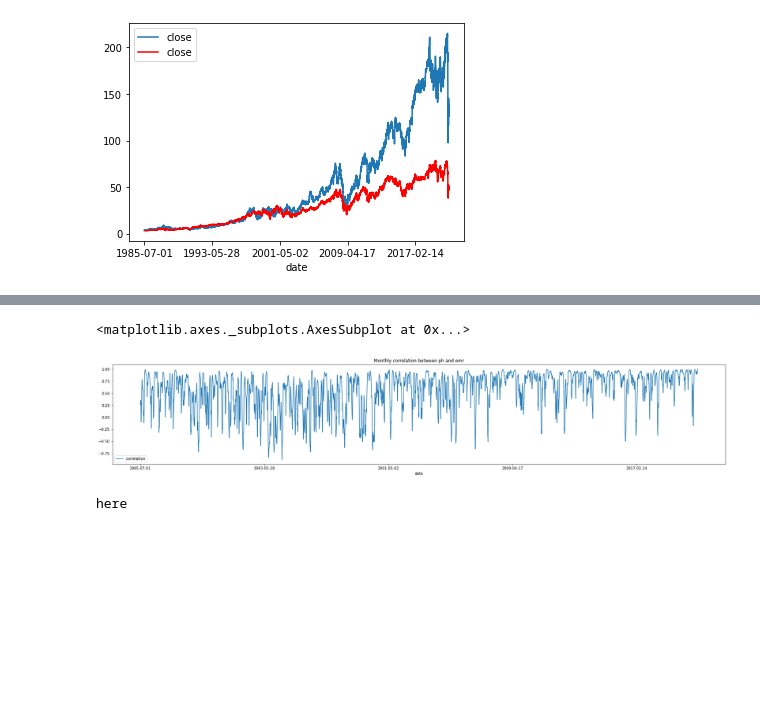
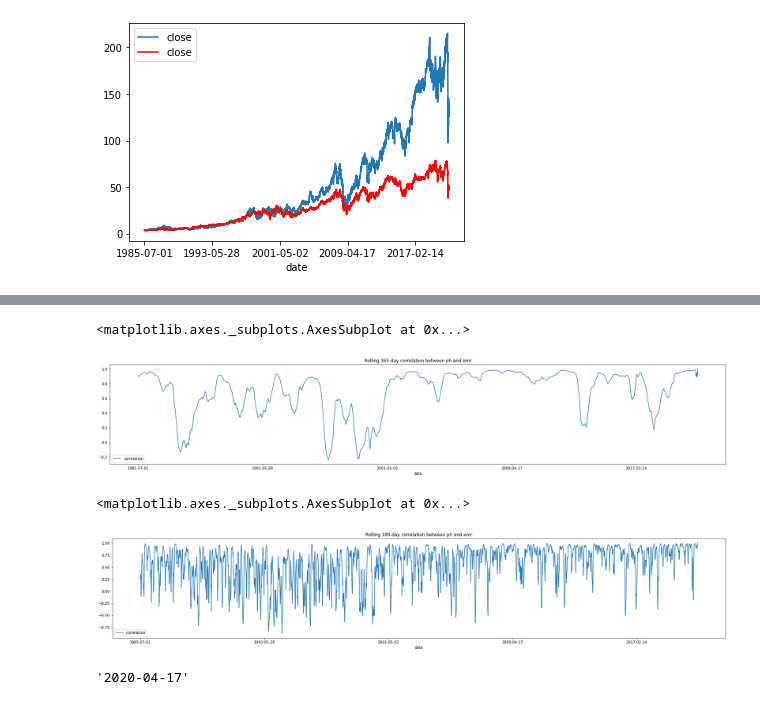
Before and after one commit to jonhilgart22/daily_trading, a Jupyter notebook: notebooks/train_model.ipynb, the cells around one changed output, grey strips where cells are left out. Drawn from its saved outputs; the diff is of its cells as text; code cells hidden in the pictures; blank space fills up the shorter version.

```diff
--- a/notebooks/train_model.ipynb
+++ b/notebooks/train_model.ipynb
@@ -51,4 +57,7 @@ first_stock_df = dict_of_stocks_and_dfs['ph'].loc[ dict_of_stocks_and_dfs['ph'].
 # %%
+
+# here the date is not the index, yet
+first_stock_df = dict_of_stocks_and_dfs['ph'].loc[ dict_of_stocks_and_dfs['ph'].date.isin(dict_of_stocks_and_dfs['emr'].date), :]
 #  filter second df by the dates in first
 
 # here the date is not the index, yet
@@ -83,7 +92,7 @@ second_stock_df.plot(y='close', color='red', ax=ax)
 [figure]
 # %%
 n_rows = len(first_stock_df)
-n_days_stride = 30
+n_days_stride = 365
 
 previous_row = 0
 c = 0
@@ -91,12 +100,13 @@ c = 0
 correlation_per_time_period = defaultdict(list)
 for day_window in range(n_rows):
 
-    if day_window % 50 == 0:
+    if day_window % 100 == 0:
         print(f"Idx {day_window} out of {n_rows}")
     first_stock= first_stock_df.iloc[previous_row:day_window + n_days_stride, :]
     second_stock = second_stock_df.iloc[previous_row:day_window + n_days_stride, :]
 #     print(f"Correcoef for {first_stock.index.min()} to {second_stock.index.max()}")
     correlation = np.corrcoef(first_stock.close, second_stock.close)[0,1]
+
 #     print(correlation)
 
     correlation_per_time_period['date'].append(first_stock.index.min())
@@ -123,0 +134,3 @@ Idx 8950 out of 8988
+# %%
+correlation_df = pd.DataFrame(correlation_per_time_period)
+correlation_df.set_index('date')
@@ -124,11 +149,5 @@ Idx 8950 out of 8988
 # %%
-pd.DataFrame(correlation_per_time_period).set_index('date').plot(figsize=(30,5), title='Monthly correlation between ph and emr')
+correlation_df.set_index('date').plot(figsize=(30,5), title='Rolling 365-day correlation between ph and emr')
 # %% [output]
 <matplotlib.axes._subplots.AxesSubplot at 0x...>
-[figure, old version]
+[figure, new version]
-# %%
-if min_date_fiirst_stock < min_date_second_stock:
-    print('here')
-    # use min_date_second_stock
-# %% [output]
-here
@@ -147,0 +154,9 @@ for first_stock in dict_of_stocks_and_dfs.keys():
+# %%
+correlation_df.set_index('date').plot(figsize=(30,5), title='Rolling 180-day correlation between ph and emr')
+# %% [output]
+<matplotlib.axes._subplots.AxesSubplot at 0x...>
+[figure, added]
+# %%
+correlation_df.date.max()
+# %% [output]
+'2020-04-17'
```
Also changed, not shown: parts of 16 cells of this notebook, 2 other files.
